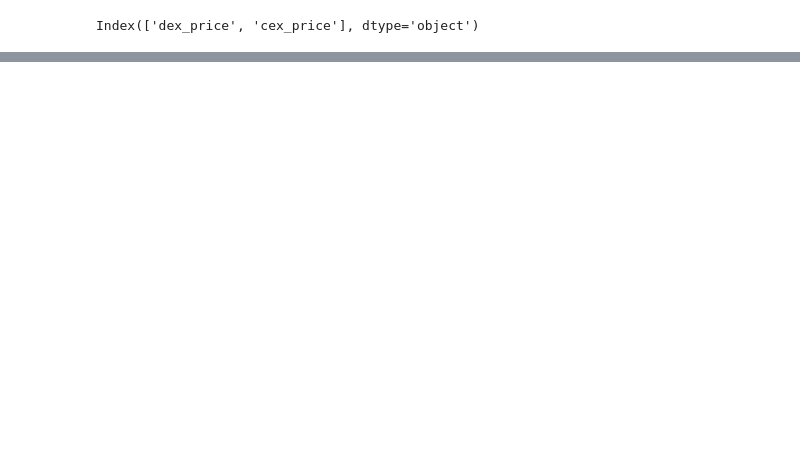
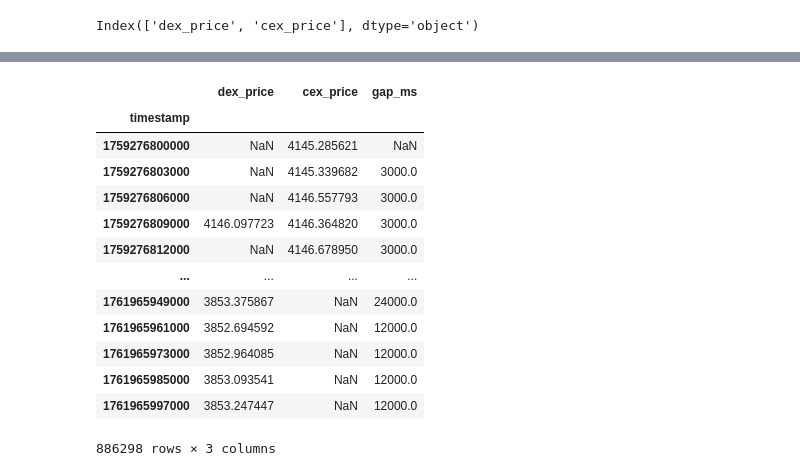
Before and after one commit to 50und/blockchain_final_project_2025, a Jupyter notebook: final_project.ipynb, the cells around one changed output, grey strips where cells are left out. Saved outputs shown, nothing was run; the diff lists cells and outputs as text; code cells hidden in the pictures; blank space fills up the shorter version.

```diff
--- a/final_project.ipynb
+++ b/final_project.ipynb
@@ -3594,0 +2359,42 @@ No ETH/USDT pools found.
+# %%
+# Compute gaps
+merged["gap_ms"] = merged.index.diff()
+gaps = merged["gap_ms"].dropna().values  # numpy array
+
+# Convert to seconds for readability
+gaps_sec = gaps / 1000.0
+
+# -----------------------------
+# Summary statistics
+# -----------------------------
+print("===== TIMESTAMP GAP STATISTICS =====")
+print(f"Number of gaps: {len(gaps)}")
+print(f"Mean gap:      {np.mean(gaps):.1f} ms  ({np.mean(gaps_sec):.3f} sec)")
+print(f"Median gap:    {np.median(gaps):.1f} ms  ({np.median(gaps_sec):.3f} sec)")
+print(f"90th pct gap:  {np.percentile(gaps, 90):.1f} ms ({np.percentile(gaps_sec, 90):.3f} sec)")
+print(f"95th pct gap:  {np.percentile(gaps, 95):.1f} ms ({np.percentile(gaps_sec, 95):.3f} sec)")
+print(f"99th pct gap:  {np.percentile(gaps, 99):.1f} ms ({np.percentile(gaps_sec, 99):.3f} sec)")
+print(f"Max gap:       {np.max(gaps):.1f} ms ({np.max(gaps_sec):.3f} sec)")
+
+# -----------------------------
+# Count large gaps
+# -----------------------------
+thresholds = [3000, 5000, 10000]   # 3 sec, 5 sec, 10 sec
+for thr in thresholds:
+    count = np.sum(gaps > thr)
+    print(f"Gaps > {thr} ms ({thr/1000:.0f} sec): {count}  "
+          f"({100*count/len(gaps):.2f}% of all gaps)")
+
+# -----------------------------
+# Largest continuous dead zones
+# -----------------------------
+dead_zone_threshold = 5000  # ms
+dead_zones = gaps[gaps > dead_zone_threshold]
+
+if len(dead_zones):
+    print("\n===== TOP 10 LARGEST GAPS =====")
+    top10 = np.sort(dead_zones)[-10:]
+    for g in top10[::-1]:
+        print(f"{g:.1f} ms ({g/1000:.2f} sec)")
+else:
+    print("\nNo gaps larger than threshold.")
@@ -3594,0 +2419,17 @@ No ETH/USDT pools found.
+# %%
+merged
+# %% [output]
+|  | dex_price | cex_price | gap_ms |
+| timestamp |  |  |  |
+| 1759276800000 | NaN | 4145.285621 | NaN |
+| 1759276803000 | NaN | 4145.339682 | 3000.0 |
+| 1759276806000 | NaN | 4146.557793 | 3000.0 |
+| 1759276809000 | 4146.097723 | 4146.364820 | 3000.0 |
+| 1759276812000 | NaN | 4146.678950 | 3000.0 |
+| ... | ... | ... | ... |
+| 1761965949000 | 3853.375867 | NaN | 24000.0 |
+| 1761965961000 | 3852.694592 | NaN | 12000.0 |
+| 1761965973000 | 3852.964085 | NaN | 12000.0 |
+| 1761965985000 | 3853.093541 | NaN | 12000.0 |
+| 1761965997000 | 3853.247447 | NaN | 12000.0 |
+886298 rows × 3 columns
```
Also changed, not shown: parts of 62 cells of this notebook, 1 other file.
